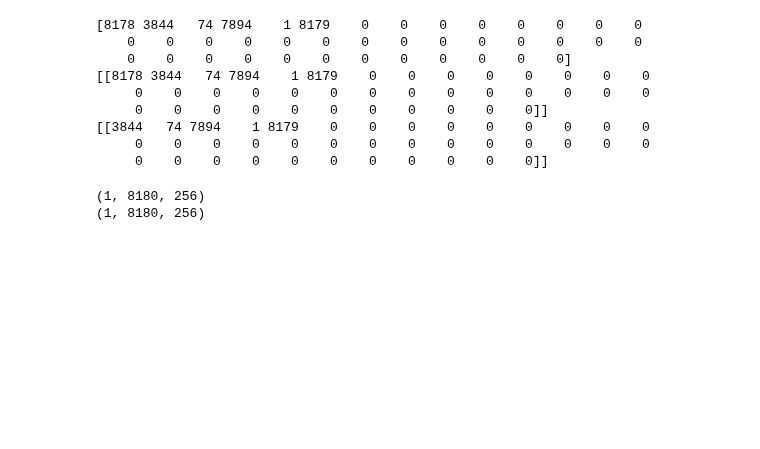
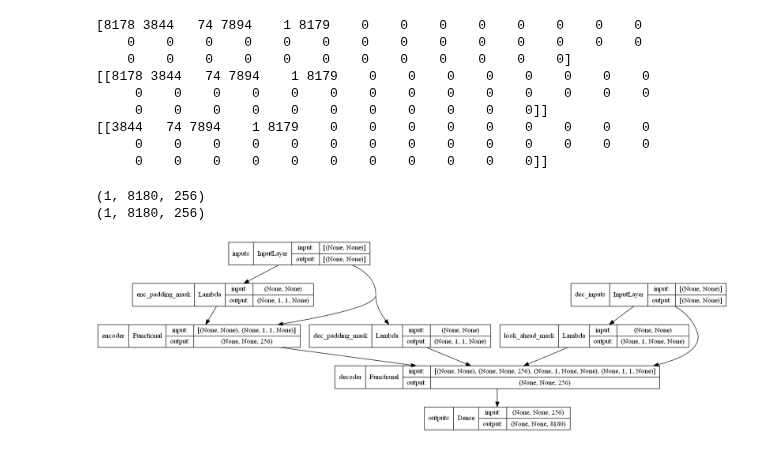
Before and after one commit to Redwoods/Py, a Jupyter notebook: pdm2020/my-note/pyz-NLP/NLP_ex05_Kor_ChatBot_Transformer.ipynb, the cells around one changed output. Saved outputs shown, nothing was run; the diff lists cells and outputs as text; code cells hidden in the pictures; blank space fills up the shorter version.

```diff
--- a/pdm2020/my-note/pyz-NLP/NLP_ex05_Kor_ChatBot_Transformer.ipynb
+++ b/pdm2020/my-note/pyz-NLP/NLP_ex05_Kor_ChatBot_Transformer.ipynb
@@ -217,3 +287,12 @@ def create_look_ahead_mask(x):
   look_ahead_mask = 1 - tf.linalg.band_part(tf.ones((seq_len, seq_len)), -1, 0)
   padding_mask = create_padding_mask(x) # 패딩 마스크도 포함
   return tf.maximum(look_ahead_mask, padding_mask)
+# %%
+# Example
+x = tf.constant([[1, 2, 0, 4, 5]])
+seq_len = tf.shape(x)[1]
+# 1 - lower triangle
+look_ahead_mask = 1 - tf.linalg.band_part(tf.ones((seq_len, seq_len)), -1, 0)
+padding_mask = create_padding_mask(x) # 패딩 마스크도 포함
+print(seq_len,look_ahead_mask,padding_mask)
+print(create_look_ahead_mask(tf.constant([[1, 2, 0, 4, 5]])))
@@ -597,6 +707,11 @@ model = transformer(
 # %% [output]
 (1, 8180, 256)
 (1, 8180, 256)
+# %%
+tf.keras.utils.plot_model(
+    model, to_file='chatbot_transformer.png', show_shapes=True)
+# %% [output]
+[figure, added]
 # %%
 MAX_LENGTH = 40
 
```
Also changed, not shown: parts of 27 cells of this notebook.
